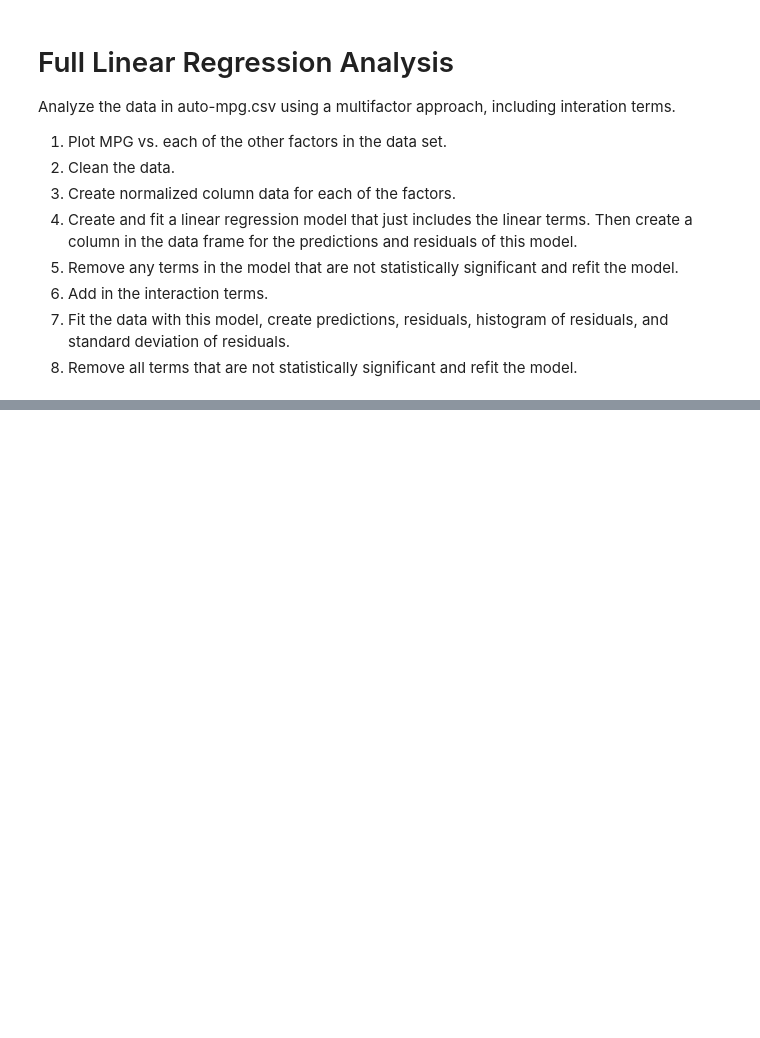
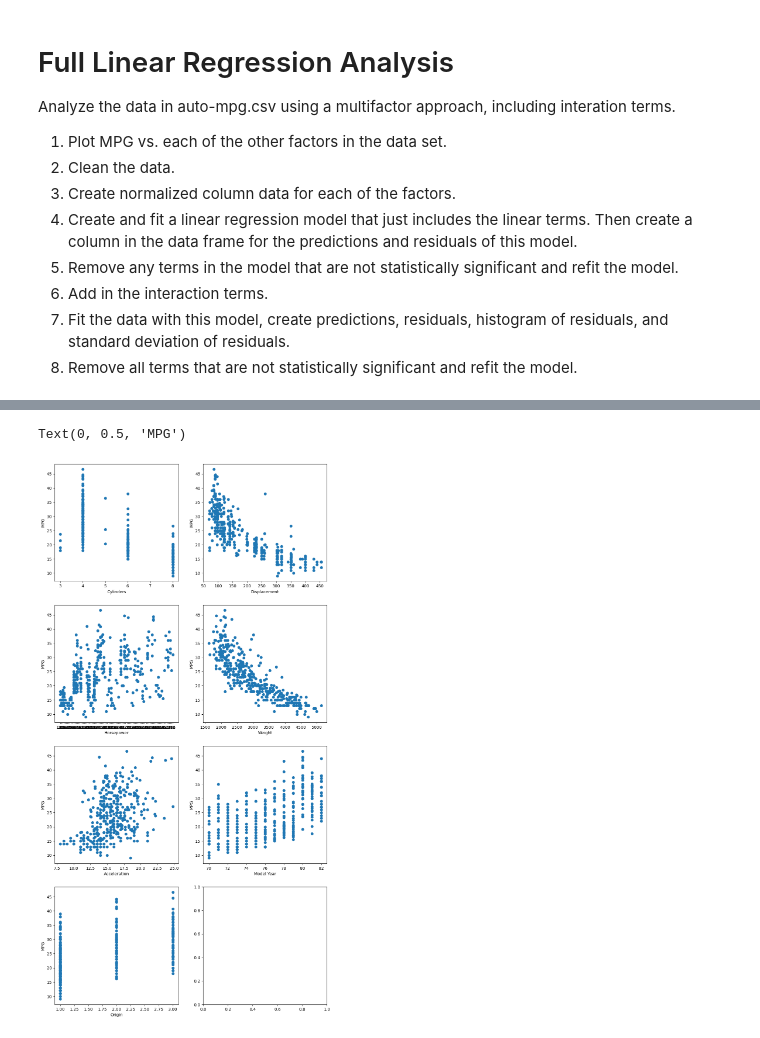
Before and after one commit to johnsrgrace/phys441GraceJohns, a Jupyter notebook: Assignment 2/full_linear_regression_analysis.ipynb, the cells around one changed output, grey strips where cells are left out. Cells and saved outputs as stored; diff of their text form; code cells hidden in the pictures; blank space fills up the shorter version.

```diff
--- a/Assignment 2/full_linear_regression_analysis.ipynb
+++ b/Assignment 2/full_linear_regression_analysis.ipynb
@@ -15,3 +16,8 @@ Analyze the data in auto-mpg.csv using a multifactor approach, including interat
 6. Add in the interaction terms.
 7. Fit the data with this model, create predictions, residuals, histogram of residuals, and standard deviation of residuals.
 8. Remove all terms that are not statistically significant and refit the model.
+# %%
+# Get the data
+auto_mpg = pd.read_csv('auto-mpg.csv')
+print(auto_mpg.head())
+print(auto_mpg.columns)
@@ -17,0 +62,38 @@ Analyze the data in auto-mpg.csv using a multifactor approach, including interat
+# %%
+# create plots of mpg vs. each variable
+fig, ax = plt.subplots(4, 2, figsize=(12,24))
+ax[0][0].plot(cylinders, mpg, 'o', label = "Data")
+ax[0][0].set_xlabel('Cylinders')
+ax[0][0].set_ylabel('MPG')
+
+ax[0][1].plot(displacement, mpg, 'o', label = "Data")
+ax[0][1].set_xlabel('Displacement')
+ax[0][1].set_ylabel('MPG')
+
+ax[1][0].plot(horsepower, mpg, 'o', label = "Data")
+ax[1][0].set_xlabel('Horsepower')
+ax[1][0].set_ylabel('MPG')
+
+ax[1][1].plot(weight, mpg, 'o', label = "Data")
+ax[1][1].set_xlabel('Weight')
+ax[1][1].set_ylabel('MPG')
+
+ax[2][0].plot(acceleration, mpg, 'o', label = "Data")
+ax[2][0].set_xlabel('Acceleration')
+ax[2][0].set_ylabel('MPG')
+
+ax[2][1].plot(model_year, mpg, 'o', label = "Data")
+ax[2][1].set_xlabel('Model Year')
+ax[2][1].set_ylabel('MPG')
+
+ax[3][0].plot(origin, mpg, 'o', label = "Data")
+ax[3][0].set_xlabel('Origin')
+ax[3][0].set_ylabel('MPG')
+
+# string data for car names, can't plot yet
+# ax[3][1].plot(car_name, mpg, 'o', label = "Data")
+# ax[3][1].set_xlabel('Car Name')
+# ax[3][1].set_ylabel('MPG')
+# %% [output]
+Text(0, 0.5, 'MPG')
+[figure, added]
```
Also changed, not shown: parts of 14 cells of this notebook.
